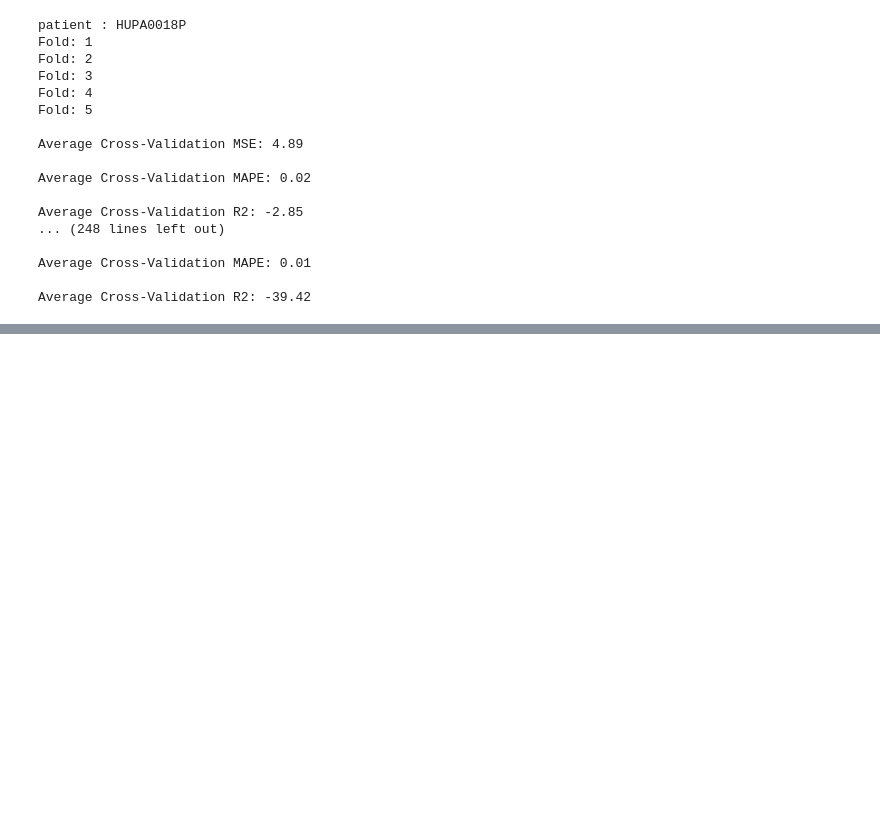
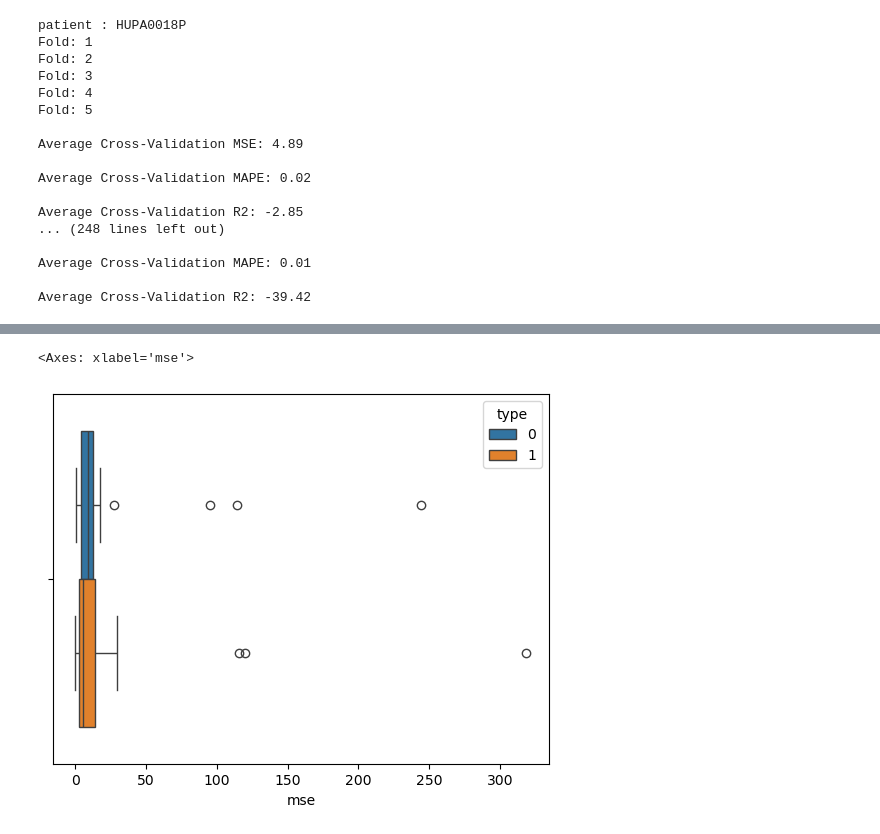
Before and after one commit to LuisDogo/Hypoglycemia_Prediction, a Jupyter notebook: notebooks/arima_approach.ipynb, the cells around one changed output, grey strips where cells are left out. Cells and saved outputs as stored; diff of their text form; code cells hidden in the pictures; blank space fills up the shorter version.

```diff
--- a/notebooks/arima_approach.ipynb
+++ b/notebooks/arima_approach.ipynb
@@ -28,7 +28,7 @@ for i in too_long:
     s = 1.5
 # %%
 warnings.filterwarnings("ignore")
-metrics = []
+metrics_d0 = []
 for i in ids:
     print(f"patient : {i}")
     ts = patients[i].loc[:, "glucose"]
@@ -87,7 +87,7 @@ for i in ids:
     print(f"\nAverage Cross-Validation MAPE: {avg_mape:.2f}")
     print(f"\nAverage Cross-Validation R2: {avg_r2:.2f}")
 
-    metrics.append(metric)
+    metrics_d0.append(metric)
     time.sleep(s/3)
 # %% [output]
 patient : HUPA0018P
@@ -109,0 +190,20 @@ Average Cross-Validation R2: -39.42
+# %%
+m_d0 = np.array(metrics_d0)
+m_d1 = np.array(metrics_d1)
+l = len(m_d0)
+zeros = [0 for i in range(l)]
+ones = [1 for i in range(l)]
+df_d0 = pd.DataFrame({
+    "type" : zeros,
+    "mse" : m_d0[:,0],
+    "mape" : m_d0[:,1],
+    "r2" : m_d0[:,2],
+})
+df_d1 = pd.DataFrame({
+    "type" : ones,
+    "mse" : m_d1[:,0],
+    "mape" : m_d1[:,1],
+    "r2" : m_d1[:,2],
+})
+
+general_metrics = pd.concat([df_d0, df_d1])
@@ -109,0 +222,5 @@ Average Cross-Validation R2: -39.42
+# %%
+sns.boxplot(data = general_metrics, x = "mse", hue = "type")
+# %% [output]
+<Axes: xlabel='mse'>
+[figure, added]
```
Also changed, not shown: parts of 4 cells of this notebook.
